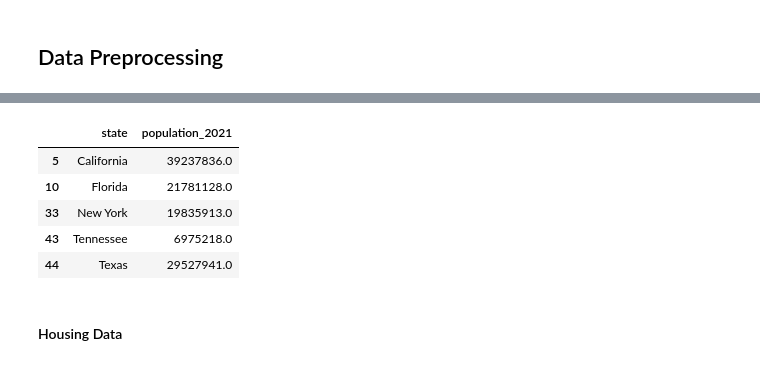
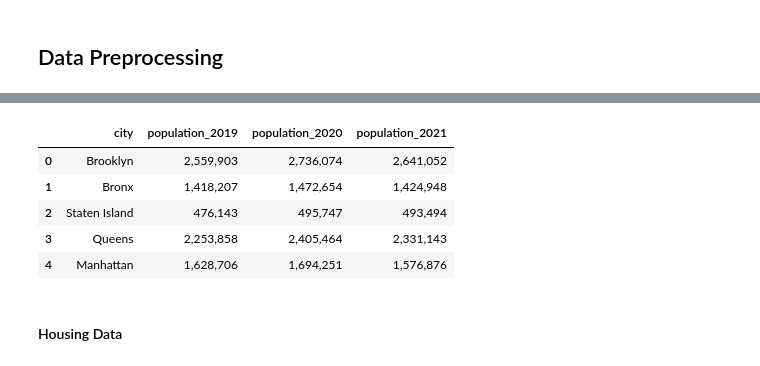
Before and after one commit to saradandrew/final_project, a Jupyter notebook: Preprocessing.ipynb, the cells around one changed output, grey strips where cells are left out. Saved outputs shown, nothing was run; the diff lists cells and outputs as text; code cells hidden in the pictures.

```diff
--- a/Preprocessing.ipynb
+++ b/Preprocessing.ipynb
@@ -119,22 +104,18 @@ population2021_df = population2021_df.rename(columns={
 # %%
 # drop excess columns
-population2021_df = population2021_df.drop(population2021_df.columns[[1,2,3,4,6]], axis=1)
+city_population_df = city_population_df.drop(city_population_df.columns[[4]], axis=1)
 # %%
-# keep only states: ca, fl, ny, tx, tn
-population2021_df = population2021_df.loc[
-                                (population2021_df["state"] == "new york")]
-
-# capitalize state names
-population2021_df["state"] = population2021_df["state"].str.title()
-
-population2021_df
+# drop rows with null values
+city_population_df = city_population_df.dropna()
-# %% [output]
-|  | state | population_2021 |
-| 5 | California | 39237836.0 |
-| 10 | Florida | 21781128.0 |
-| 33 | New York | 19835913.0 |
-| 43 | Tennessee | 6975218.0 |
-| 44 | Texas | 29527941.0 |
+# %%
+city_population_df
+# %% [output]
+|  | city | population_2019 | population_2020 | population_2021 |
+| 0 | Brooklyn | 2,559,903 | 2,736,074 | 2,641,052 |
+| 1 | Bronx | 1,418,207 | 1,472,654 | 1,424,948 |
+| 2 | Staten Island | 476,143 | 495,747 | 493,494 |
+| 3 | Queens | 2,253,858 | 2,405,464 | 2,331,143 |
+| 4 | Manhattan | 1,628,706 | 1,694,251 | 1,576,876 |
 # %% [markdown]
 #### Housing Data
 # %%
```
Also changed, not shown: parts of 18 cells of this notebook.
